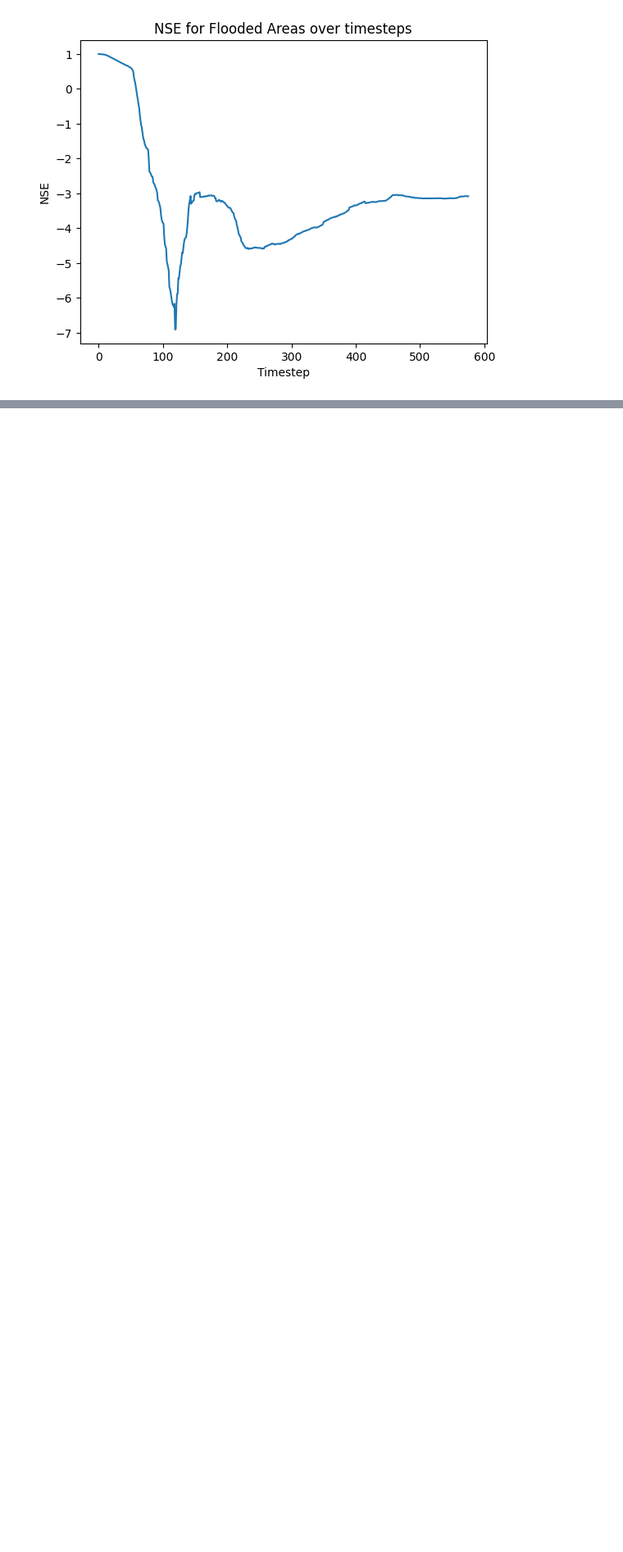
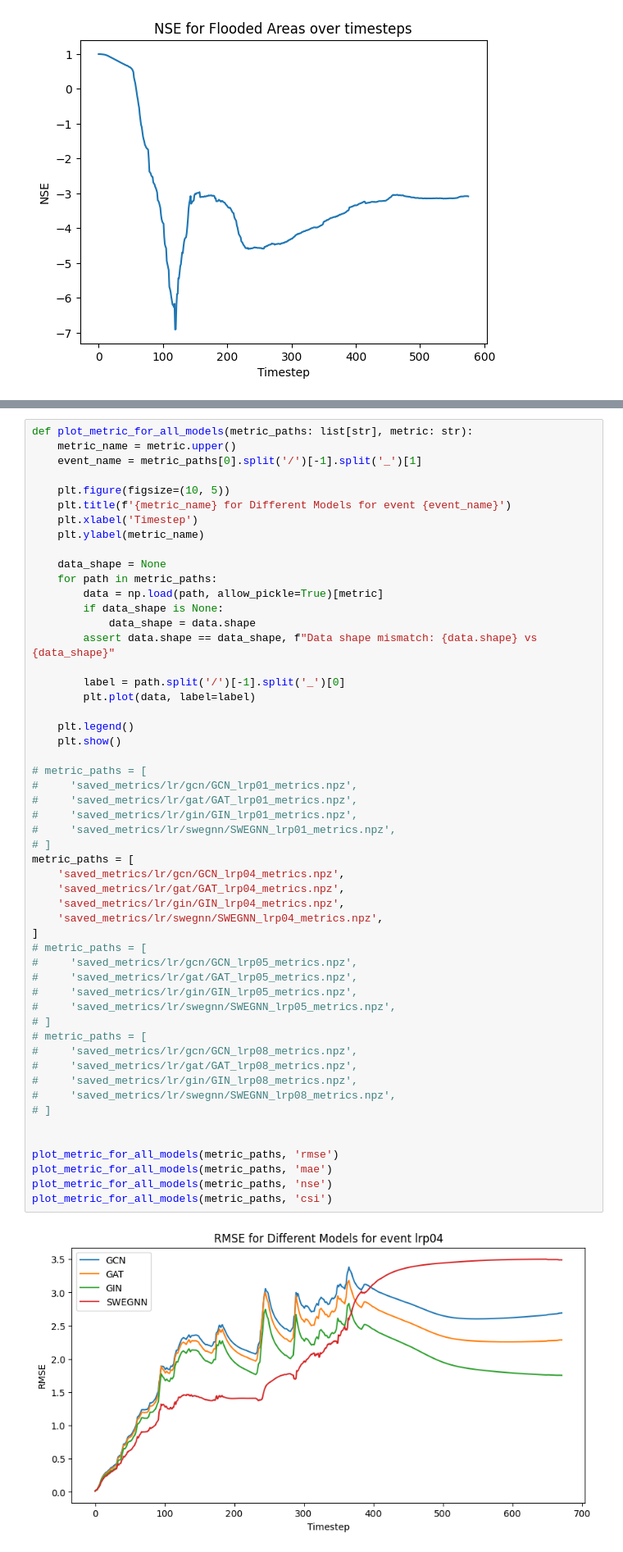
Before and after one commit to acostacos/gnn_flood_modeling, a Jupyter notebook: view_metrics.ipynb, the cells around one changed output, grey strips where cells are left out. Shown at 82% size. Drawn from its saved outputs; the diff is of its cells as text; blank space fills up the shorter version.

Commit message:
Updated validation code; Added additional metrics for plotting

```diff
--- a/view_metrics.ipynb
+++ b/view_metrics.ipynb
@@ -71,0 +53,55 @@ print(target.shape)
+# %%
+def plot_metric_for_all_models(metric_paths: list[str], metric: str):
+    metric_name = metric.upper()
+    event_name = metric_paths[0].split('/')[-1].split('_')[1]
+
+    plt.figure(figsize=(10, 5))
+    plt.title(f'{metric_name} for Different Models for event {event_name}')
+    plt.xlabel('Timestep')
+    plt.ylabel(metric_name)
+
+    data_shape = None
+    for path in metric_paths:
+        data = np.load(path, allow_pickle=True)[metric]
+        if data_shape is None:
+            data_shape = data.shape
+        assert data.shape == data_shape, f"Data shape mismatch: {data.shape} vs {data_shape}"
+
+        label = path.split('/')[-1].split('_')[0]
+        plt.plot(data, label=label)
+
+    plt.legend()
+    plt.show()
+
+# metric_paths = [
+#     'saved_metrics/lr/gcn/GCN_lrp01_metrics.npz',
+#     'saved_metrics/lr/gat/GAT_lrp01_metrics.npz',
+#     'saved_metrics/lr/gin/GIN_lrp01_metrics.npz',
+#     'saved_metrics/lr/swegnn/SWEGNN_lrp01_metrics.npz',
+# ]
+metric_paths = [
+    'saved_metrics/lr/gcn/GCN_lrp04_metrics.npz',
+    'saved_metrics/lr/gat/GAT_lrp04_metrics.npz',
+    'saved_metrics/lr/gin/GIN_lrp04_metrics.npz',
+    'saved_metrics/lr/swegnn/SWEGNN_lrp04_metrics.npz',
+]
+# metric_paths = [
+#     'saved_metrics/lr/gcn/GCN_lrp05_metrics.npz',
+#     'saved_metrics/lr/gat/GAT_lrp05_metrics.npz',
+#     'saved_metrics/lr/gin/GIN_lrp05_metrics.npz',
+#     'saved_metrics/lr/swegnn/SWEGNN_lrp05_metrics.npz',
+# ]
+# metric_paths = [
+#     'saved_metrics/lr/gcn/GCN_lrp08_metrics.npz',
+#     'saved_metrics/lr/gat/GAT_lrp08_metrics.npz',
+#     'saved_metrics/lr/gin/GIN_lrp08_metrics.npz',
+#     'saved_metrics/lr/swegnn/SWEGNN_lrp08_metrics.npz',
+# ]
+
+
+plot_metric_for_all_models(metric_paths, 'rmse')
+plot_metric_for_all_models(metric_paths, 'mae')
+plot_metric_for_all_models(metric_paths, 'nse')
+plot_metric_for_all_models(metric_paths, 'csi')
+# %% [output]
+[figure, added]
```
Also changed, not shown: parts of 7 cells of this notebook, 2 other files.
